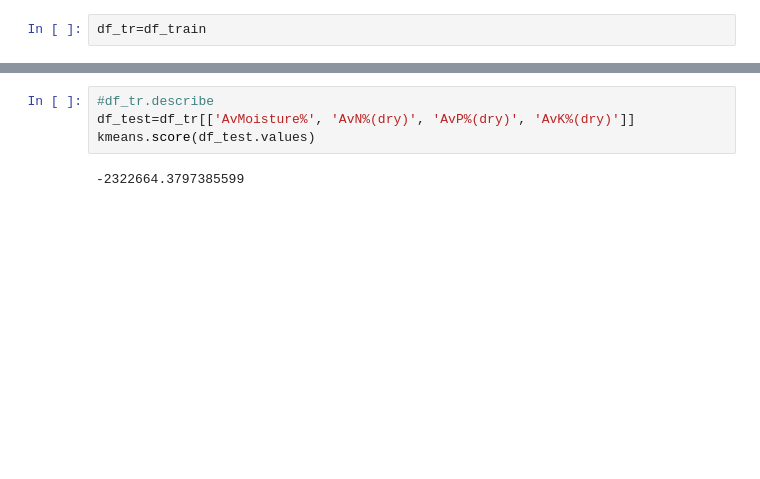
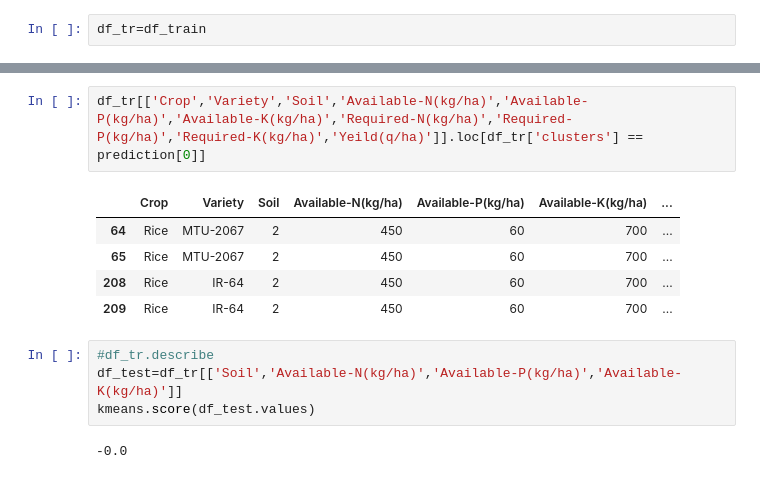
Before and after one commit to Catastrophe101/Ksetrapati-FarmMaestro, a Jupyter notebook: Module-2/Train_script_kmeans(Module-2).ipynb, the cells around one changed output, grey strips where cells are left out. Drawn from its saved outputs; the diff is of its cells as text; blank space fills up the shorter version.

```diff
--- a/Module-2/Train_script_kmeans(Module-2).ipynb
+++ b/Module-2/Train_script_kmeans(Module-2).ipynb
@@ -74,6 +79,14 @@ Name: Crop, dtype: object
+# %%
+df_tr[['Crop','Variety','Soil','Available-N(kg/ha)','Available-P(kg/ha)','Available-K(kg/ha)','Required-N(kg/ha)','Required-P(kg/ha)','Required-K(kg/ha)','Yeild(q/ha)']].loc[df_tr['clusters'] ==  prediction[0]]
+# %% [output]
+|  | Crop | Variety | Soil | Available-N(kg/ha) | Available-P(kg/ha) | Available-K(kg/ha) | ... |
+| 64 | Rice | MTU-2067 | 2 | 450 | 60 | 700 | ... |
+| 65 | Rice | MTU-2067 | 2 | 450 | 60 | 700 | ... |
+| 208 | Rice | IR-64 | 2 | 450 | 60 | 700 | ... |
+| 209 | Rice | IR-64 | 2 | 450 | 60 | 700 | ... |
 # %%
 #df_tr.describe
-df_test=df_tr[['AvMoisture%', 'AvN%(dry)', 'AvP%(dry)', 'AvK%(dry)']]
+df_test=df_tr[['Soil','Available-N(kg/ha)','Available-P(kg/ha)','Available-K(kg/ha)']]
 kmeans.score(df_test.values)
 # %% [output]
--2322664.3797385599
+-0.0
```
Also changed, not shown: parts of 8 cells of this notebook, 7 other files.
